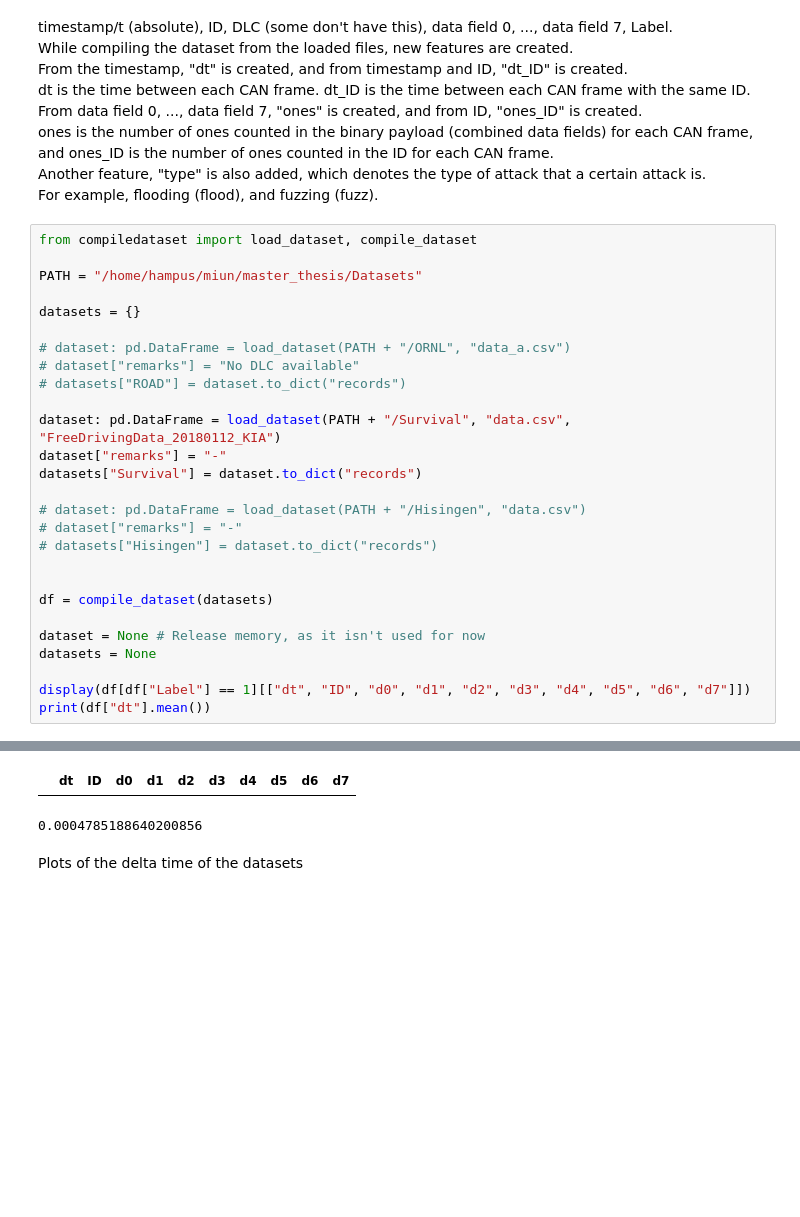
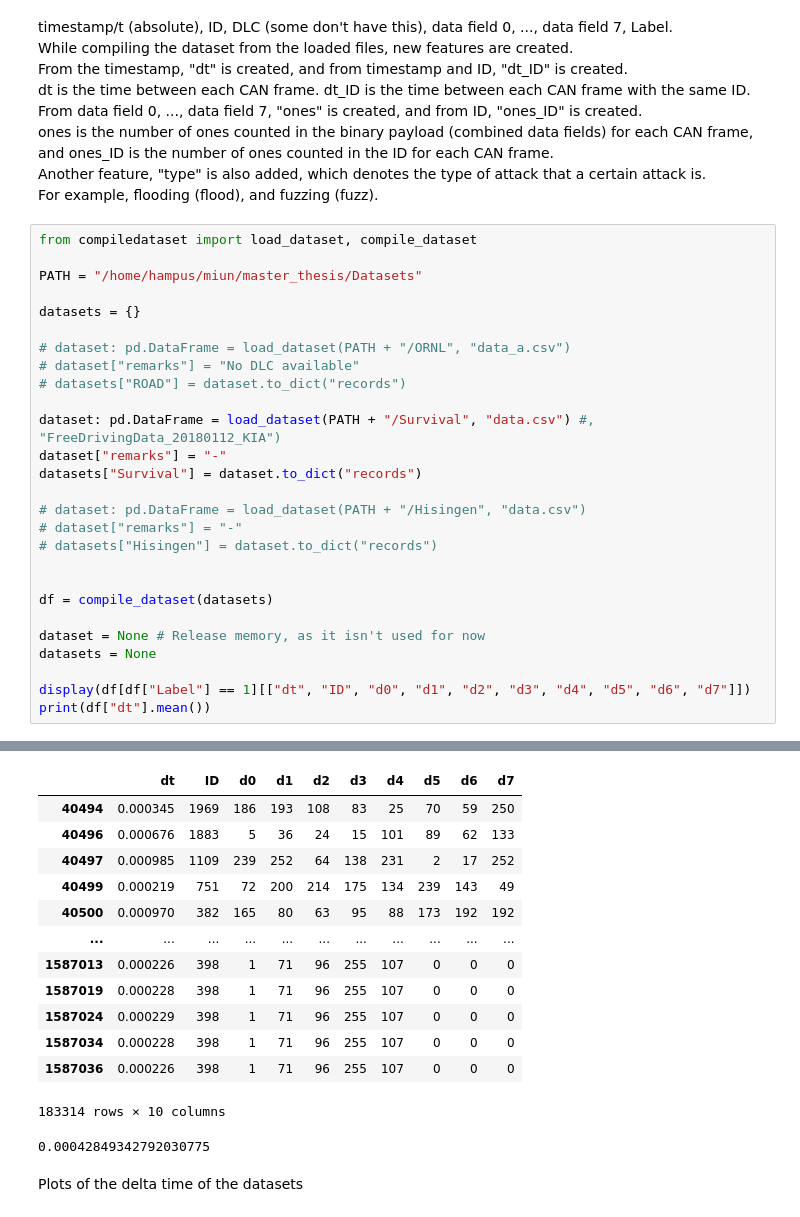
Before and after one commit to hampu5/ml-classify, a Jupyter notebook: ml_classify/main-notebook.ipynb, the cells around one changed output, grey strips where cells are left out. Drawn from its saved outputs; the diff is of its cells as text; blank space fills up the shorter version.

```diff
--- a/ml_classify/main-notebook.ipynb
+++ b/ml_classify/main-notebook.ipynb
@@ -43,7 +43,7 @@ datasets = {}
 # dataset["remarks"] = "No DLC available"
 # datasets["ROAD"] = dataset.to_dict("records")
 
-dataset: pd.DataFrame = load_dataset(PATH + "/Survival", "data.csv", "FreeDrivingData_20180112_KIA")
+dataset: pd.DataFrame = load_dataset(PATH + "/Survival", "data.csv") #, "FreeDrivingData_20180112_KIA")
 dataset["remarks"] = "-"
 datasets["Survival"] = dataset.to_dict("records")
 
@@ -63,5 +65,17 @@ print(df["dt"].mean())
 |  | dt | ID | d0 | d1 | d2 | d3 | d4 | d5 | d6 | d7 |
+| 40494 | 0.000345 | 1969 | 186 | 193 | 108 | 83 | 25 | 70 | 59 | 250 |
+| 40496 | 0.000676 | 1883 | 5 | 36 | 24 | 15 | 101 | 89 | 62 | 133 |
+| 40497 | 0.000985 | 1109 | 239 | 252 | 64 | 138 | 231 | 2 | 17 | 252 |
+| 40499 | 0.000219 | 751 | 72 | 200 | 214 | 175 | 134 | 239 | 143 | 49 |
+| 40500 | 0.000970 | 382 | 165 | 80 | 63 | 95 | 88 | 173 | 192 | 192 |
+| ... | ... | ... | ... | ... | ... | ... | ... | ... | ... | ... |
+| 1587013 | 0.000226 | 398 | 1 | 71 | 96 | 255 | 107 | 0 | 0 | 0 |
+| 1587019 | 0.000228 | 398 | 1 | 71 | 96 | 255 | 107 | 0 | 0 | 0 |
+| 1587024 | 0.000229 | 398 | 1 | 71 | 96 | 255 | 107 | 0 | 0 | 0 |
+| 1587034 | 0.000228 | 398 | 1 | 71 | 96 | 255 | 107 | 0 | 0 | 0 |
+| 1587036 | 0.000226 | 398 | 1 | 71 | 96 | 255 | 107 | 0 | 0 | 0 |
-0.0004785188640200856
+183314 rows × 10 columns
+0.00042849342792030775
 # %% [markdown]
 Plots of the delta time of the datasets
 # %%
```
Also changed, not shown: parts of 2 cells of this notebook, 6 other files.
